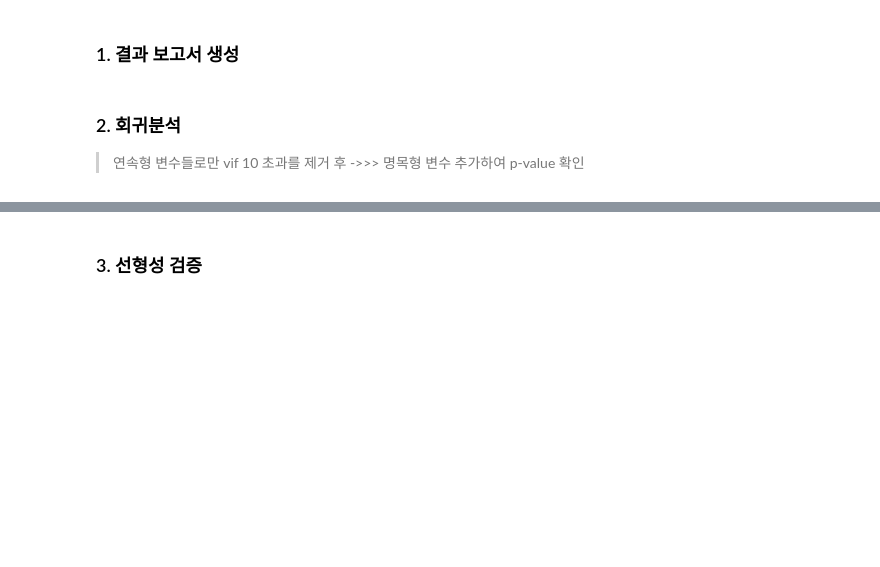
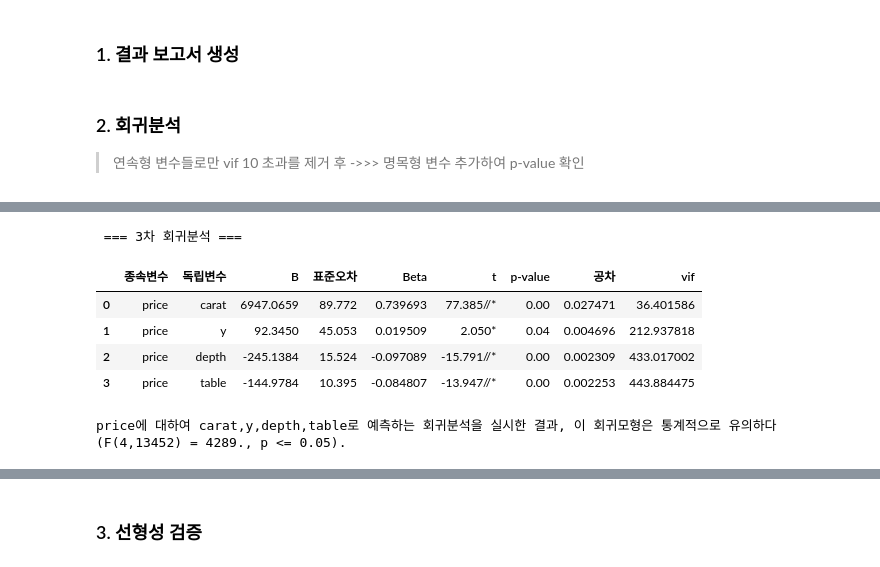
Before and after one commit to BeakJW/Diamond-Project, a Jupyter notebook: notebooks/final.ipynb, the cells around one changed output, grey strips where cells are left out. Drawn from its saved outputs; the diff is of its cells as text; code cells hidden in the pictures; blank space fills up the shorter version.

```diff
--- a/notebooks/final.ipynb
+++ b/notebooks/final.ipynb
@@ -1390,18 +2044,28 @@ print(m)
 # %%
-df2=df.copy()
-yname ='price'
+df2 = df.copy()
+yname = "price"
 
-df2 =df.drop(['z','x','cut','color','clarity'], axis=1)     #명목형 변수 제외 + vif_max 제외
+df2 = df.drop(
+    ["z", "x", "cut", "color", "clarity"], axis=1
+)  # 명목형 변수 제외 + vif_max 제외
 x = df2.drop(yname, axis=1)
 y = df2[yname]
 x_input = sm.add_constant(x)
 
 fit = sm.OLS(y, x_input).fit()
 tbl1 = fit.summary()
 
 rdf, r, m, v = ols_report(tbl1, df2)
 
-print(' === 3차 회귀분석 ===')
+print(" === 3차 회귀분석 ===")
 display(rdf)
 print(m)
+# %% [output]
+ === 3차 회귀분석 ===
+|  | 종속변수 | 독립변수 | B | 표준오차 | Beta | t | p-value | 공차 | vif |
+| 0 | price | carat | 6947.0659 | 89.772 | 0.739693 | 77.385//* | 0.00 | 0.027471 | 36.401586 |
+| 1 | price | y | 92.3450 | 45.053 | 0.019509 | 2.050* | 0.04 | 0.004696 | 212.937818 |
+| 2 | price | depth | -245.1384 | 15.524 | -0.097089 | -15.791//* | 0.00 | 0.002309 | 433.017002 |
+| 3 | price | table | -144.9784 | 10.395 | -0.084807 | -13.947//* | 0.00 | 0.002253 | 443.884475 |
+price에 대하여 carat,y,depth,table로 예측하는 회귀분석을 실시한 결과, 이 회귀모형은 통계적으로 유의하다(F(4,13452) = 4289., p <= 0.05).
 # %%
```
Also changed, not shown: parts of 61 cells of this notebook, 5 other files.
